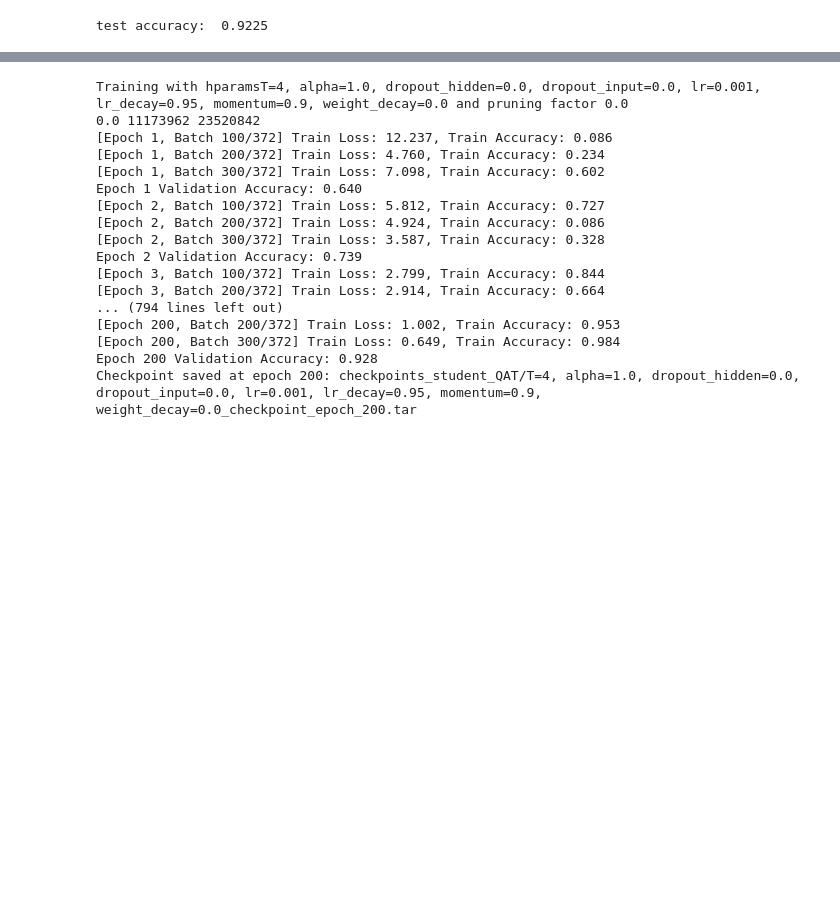
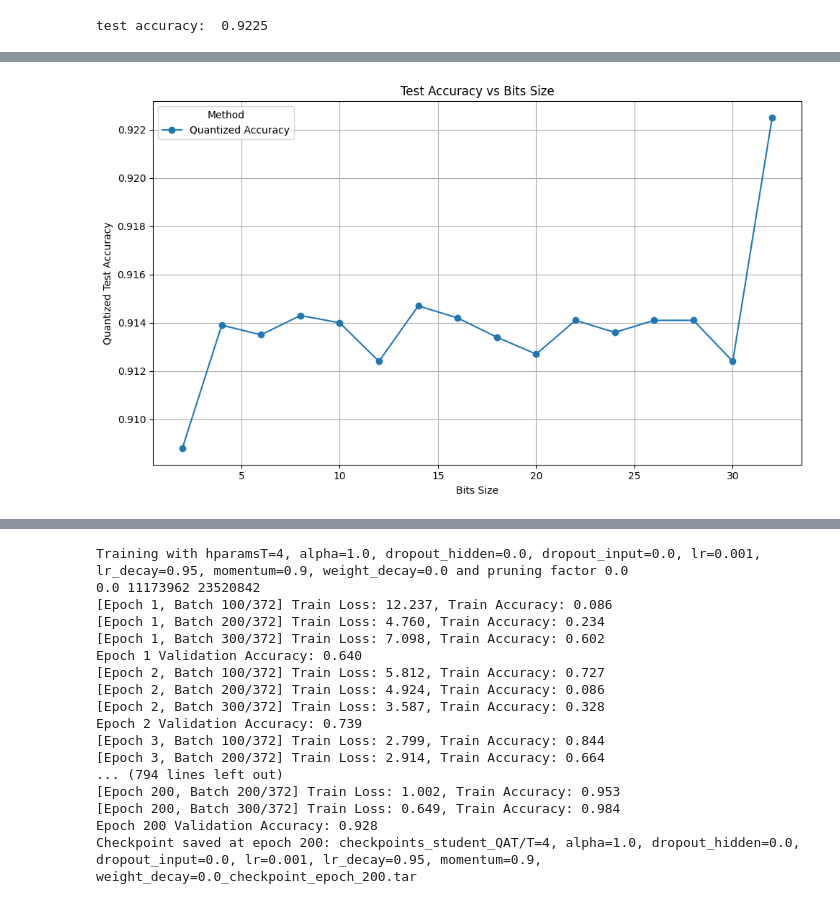
Before and after one commit to jiangqiw/DSC180B_Q2_Project, a Jupyter notebook: distill_teacher.ipynb, the cells around one changed output, grey strips where cells are left out. Drawn from its saved outputs; the diff is of its cells as text; code cells hidden in the pictures; blank space fills up the shorter version.

Commit message:
update kd and quant

```diff
--- a/distill_teacher.ipynb
+++ b/distill_teacher.ipynb
@@ -148,0 +407,29 @@ test accuracy:  0.9225
+# %%
+# Load the CSV files
+quant_teacher = pd.read_csv("checkpoints_teacher/results_teacher_quantization.csv")
+
+# Add a row with original accuracy to both dataframes
+new_row_quant = pd.DataFrame({"Bits": [32], "Quantized Test Accuracy": [0.9225]})
+quant_teacher = pd.concat([quant_teacher, new_row_quant], ignore_index=True)
+
+# Plot both lines sharing the same axes
+plt.figure(figsize=(10, 6))
+plt.plot(quant_teacher["Bits"], quant_teacher["Quantized Test Accuracy"], marker='o', label="Quantized Accuracy")
+
+# Add labels and title
+plt.title("Test Accuracy vs Bits Size")
+plt.xlabel("Bits Size")
+plt.ylabel("Quantized Test Accuracy")
+plt.grid(True)
+plt.legend(title="Method", loc="best")
+
+# Show the plot
+plt.tight_layout()
+
+# Save the plot
+plt.savefig('images/teacher_quant_acc.png')
+
+# Show the plot
+plt.show()
+# %% [output]
+[figure, added]
```
Also changed, not shown: parts of 36 cells of this notebook, 28 other files.
